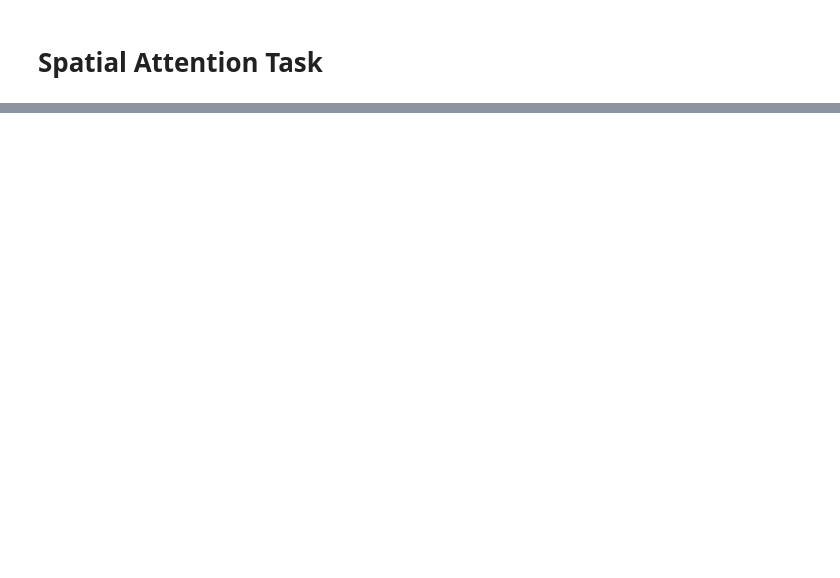
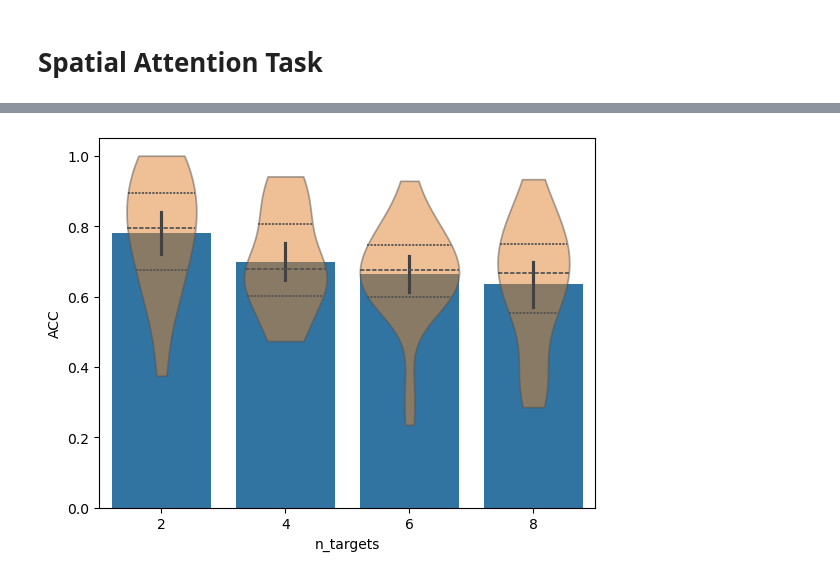
Before and after one commit to henrymj/banyan, a Jupyter notebook: analyses/1_behavioral_analyses.ipynb, the cells around one changed output, grey strips where cells are left out. Drawn from its saved outputs; the diff is of its cells as text; code cells hidden in the pictures; blank space fills up the shorter version.

```diff
--- a/analyses/1_behavioral_analyses.ipynb
+++ b/analyses/1_behavioral_analyses.ipynb
@@ -153,0 +149,19 @@ for i,subid in enumerate(attn_res):
+# %%
+# group average
+
+attn_res_df = pd.DataFrame()
+
+for i,subid in enumerate(attn_res):
+
+    sub_df = pd.DataFrame(attn_res[subid]).reset_index().assign(subid=subid)
+    attn_res_df = pd.concat([attn_res_df, sub_df])
+    # ax = sns.lineplot(pd.DataFrame(attn_res[subid]),
+    #          x='n_targets',
+    #          y='ACC'
+    #          )
+
+_ = sns.barplot(data=attn_res_df, x='n_targets', y='ACC')
+
+_ = sns.violinplot(data=attn_res_df, x='n_targets', y='ACC', inner='quartiles', cut=0, alpha=.5)
+# %% [output]
+[figure, added]
```
Also changed, not shown: parts of 6 cells of this notebook, 14 other files.
